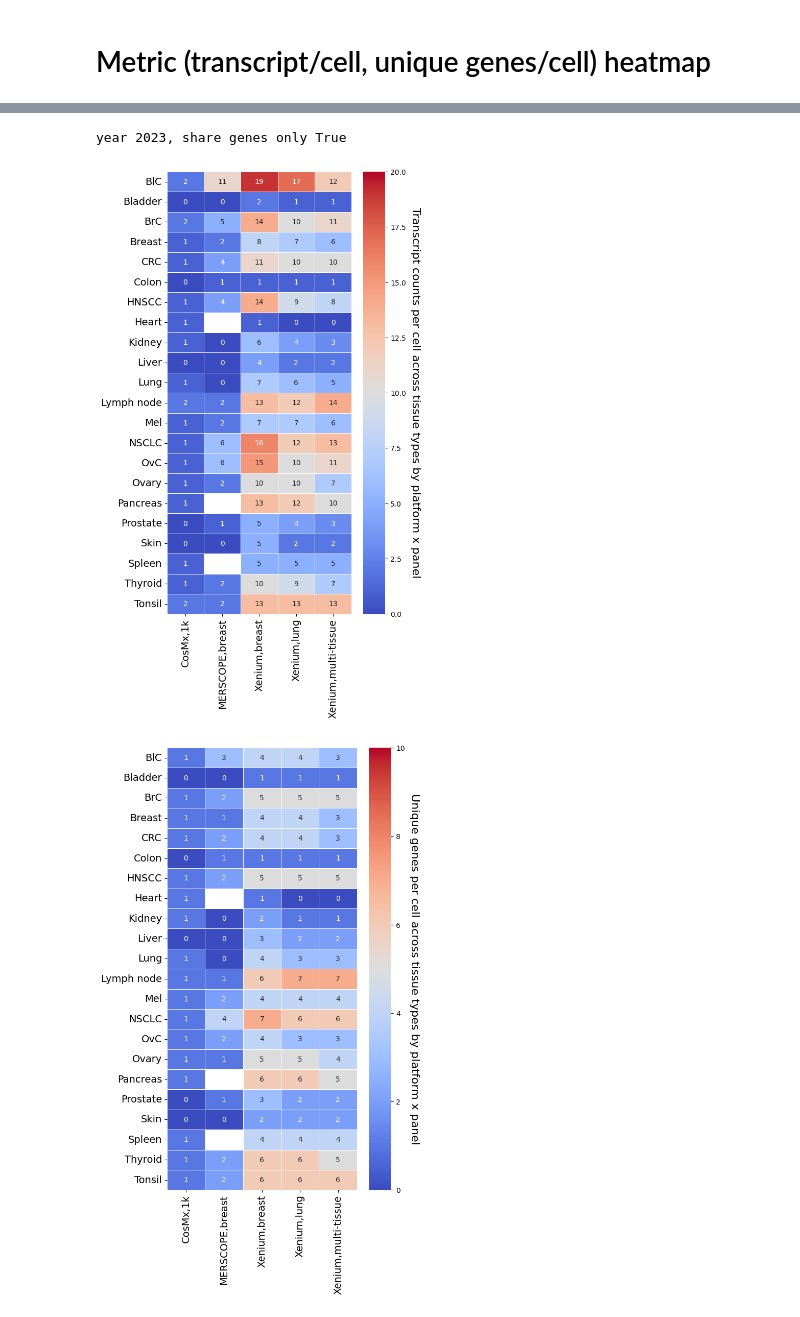
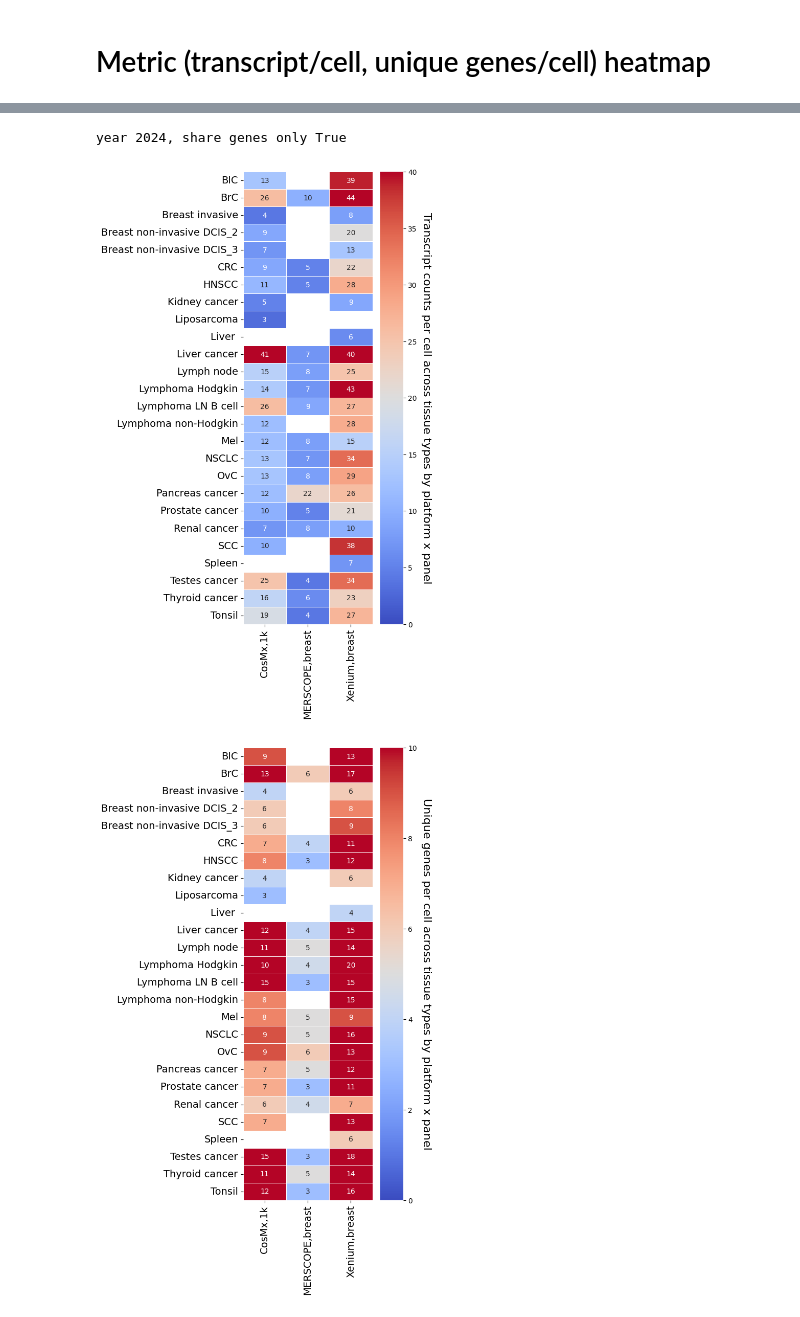
Before and after one commit to broadinstitute/ist_benchmarking, a Jupyter notebook: 06_single_cell_metrics.ipynb, the cells around one changed output, grey strips where cells are left out. Saved outputs shown, nothing was run; the diff lists cells and outputs as text; code cells hidden in the pictures.

```diff
--- a/06_single_cell_metrics.ipynb
+++ b/06_single_cell_metrics.ipynb
@@ -129,14 +89,21 @@ plt.show()
 # %% [markdown]
 # Metric (transcript/cell, unique genes/cell) heatmap
 # %%
+samples = [x for x in SAMPLES]
+if year == '2024':
+    samples = [x for x in SAMPLES if '2024' in x]
+elif year == '2023':
+    samples = [x for x in SAMPLES if '2024' not in x]
+else:
+    samples = [x for x in SAMPLES]
+print (samples)
+
 sample_gene_list = {}
-samples = []
 
-for sample in SAMPLES:
+for sample in samples:
     if 'merscope_lung' in sample:
         continue
     print (sample)
-    samples.append(sample)
     genes = pd.read_parquet(
         f'data/cell_by_gene_csv/{sample}_cell_by_gene.parquet.gzip'
         ).columns[2:-2]
@@ -170,39 +128,38 @@ cosmx_multitissue_normal
 if not os.path.exists(f'{wd}/data/single_cell_metrics'):
     os.makedirs(f'{wd}/data/single_cell_metrics')
 
-for common in [False]:
+for common in [False, True]:
     metric = 'transcript_counts'
     cell_by_gene_both = pd.DataFrame()
 
     df_m = pd.DataFrame()
-    for sample in SAMPLES:
+    for sample in samples:
         # if sample_key1 in SAMPLE or sample_key2 in SAMPLE:
         if 'merscope_lung' in sample:
             continue
 
         print (sample)
         df_c = pd.read_parquet(
-            f'data/cell_level_csv/{sample}_cell_level.parquet.gzip'
+            f'{wd}/data/cell_level_csv/{sample}_cell_level.parquet.gzip'
             )[['cell_id','tissue_type','core','transcript_counts']]
         df_c = correct_tissue_names(sample,df_c)
         df_c = df_c.loc[~df_c['cell_id'].str.contains('-1_region')]
-
 
         df_c = df_c.rename(columns={'transcript_counts':'transcript_counts_given'})
         df_c = df_c.loc[df_c['tissue_type']!='Marker']
         df_c['core'] = df_c['core'].astype(int)
 
         df_c['core'] += (300 if 'tumor2' in sample else 0) + (200 if 'normal' in sample else 0)
-        df_c['platform'] = name_parser(sample)[0].upper()
-        df_c['panel'] = name_parser(sample)[1].capitalize()
-        df_c['tma'] = name_parser(sample)[2].upper()
+        df_c['platform'] = name_parser(sample)['platform'].upper()
+        df_c['panel'] = name_parser(sample)['panel'].capitalize()
+        df_c['tma'] = name_parser(sample)['tma'].upper()
         df_c['platform_panel'] = df_c.apply(lambda row: f"{row['platform']}_{row['panel']}", axis=1)
         df_c['sample'] = sample
 
         df_c = correct_platform_panel(df_c, 'platform_panel')
 
         # Convert relevant columns to numeric type
-        df_cell_by_gene = pd.read_parquet((f'data/cell_by_gene_csv/{sample}_cell_by_gene.parquet.gzip'))
+        df_cell_by_gene = pd.read_parquet((f'{wd}/data/cell_by_gene_csv/{sample}_cell_by_gene.parquet.gzip'))
         df_cell_by_gene = correct_tissue_names(sample,df_cell_by_gene)
         numeric_cols = df_cell_by_gene.columns.difference(['core', 'tissue_type', 'cell_id']).to_list()
 
@@ -234,7 +191,7 @@ for common in [False]:
 
 
     if common:
-        df_m.to_parquet(f'{wd}/data/single_cell_metrics/all_cell_level_common_genes.parquet.gzip', compression='gzip', index=False)
+        df_m.to_parquet(f'{wd}/data/single_cell_metrics/all_cell_level_common_genes_{year}.parquet.gzip', compression='gzip', index=False)
     else:
-        df_m.to_parquet(f'{wd}/data/single_cell_metrics/all_cell_level.parquet.gzip', compression='gzip', index=False)
+        df_m.to_parquet(f'{wd}/data/single_cell_metrics/all_cell_level_{year}.parquet.gzip', compression='gzip', index=False)
 # %% [output]
@@ -321,7 +214,7 @@ if not os.path.exists(f'{wd}/figures/Fig_4_Segmentation'):
 
 group_by = 'platform_panel' # platform_panel, sample
 
-for year in ['2023', '2024']:
+for year in ['2024']:
 
     if year == '2024':
         samples = [x for x in SAMPLES if '2024' in x]
@@ -334,14 +227,14 @@ for year in ['2023', '2024']:
     for common in [False, True]:
         print (f"year {year}, share genes only {common}")
         if common:
-            df_m = pd.read_parquet(f'{wd}/data/single_cell_metrics/all_cell_level_common_genes.parquet.gzip', engine='pyarrow')
+            df_m = pd.read_parquet(f'{wd}/data/single_cell_metrics/all_cell_level_common_genes_{year}.parquet.gzip', engine='pyarrow')
             with open(f"{wd}/data/{year}_qced_cell_id", "rb") as fp:
                 qced_cell_id = pickle.load(fp)
             df_mat = df_m.copy()
             df_mat['sample_cell_id'] = df_mat['sample'] + "_" + df_mat['cell_id']
             df_mat = df_mat.loc[df_mat['sample_cell_id'].isin(qced_cell_id)]
         else:
-            df_m = pd.read_parquet(f'{wd}/data/single_cell_metrics/all_cell_level.parquet.gzip', engine='pyarrow')
+            df_m = pd.read_parquet(f'{wd}/data/single_cell_metrics/all_cell_level_{year}.parquet.gzip', engine='pyarrow')
 
             df_m = df_m.loc[~df_m['cell_id'].str.contains('-1_region')
                             & ~df_m['tissue_type'].isin(['Renal pelvis'])]
@@ -381,7 +274,7 @@ for year in ['2023', '2024']:
                 vmax = 70
 
             if common:
-                vmax = 20
+                vmax = 40
                 if metric == 'unique_genes':
                     vmax = 10
 
@@ -425,3 +318,3 @@ Good quality cells: 87.8
-year 2023, share genes only True
+year 2024, share genes only True
-[figure, old version]
+[figure, new version]
-[figure, old version]
+[figure, new version]
```
Also changed, not shown: parts of 13 cells of this notebook, 7 other files.
